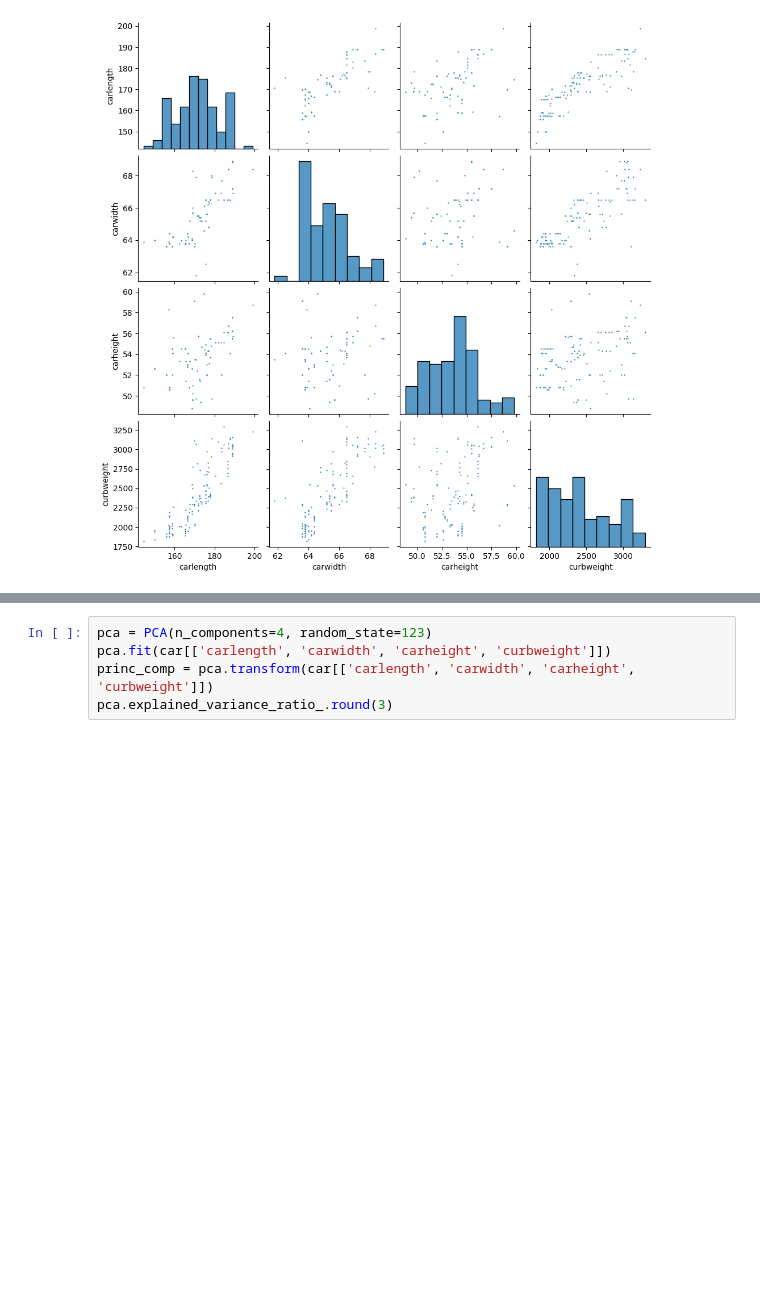
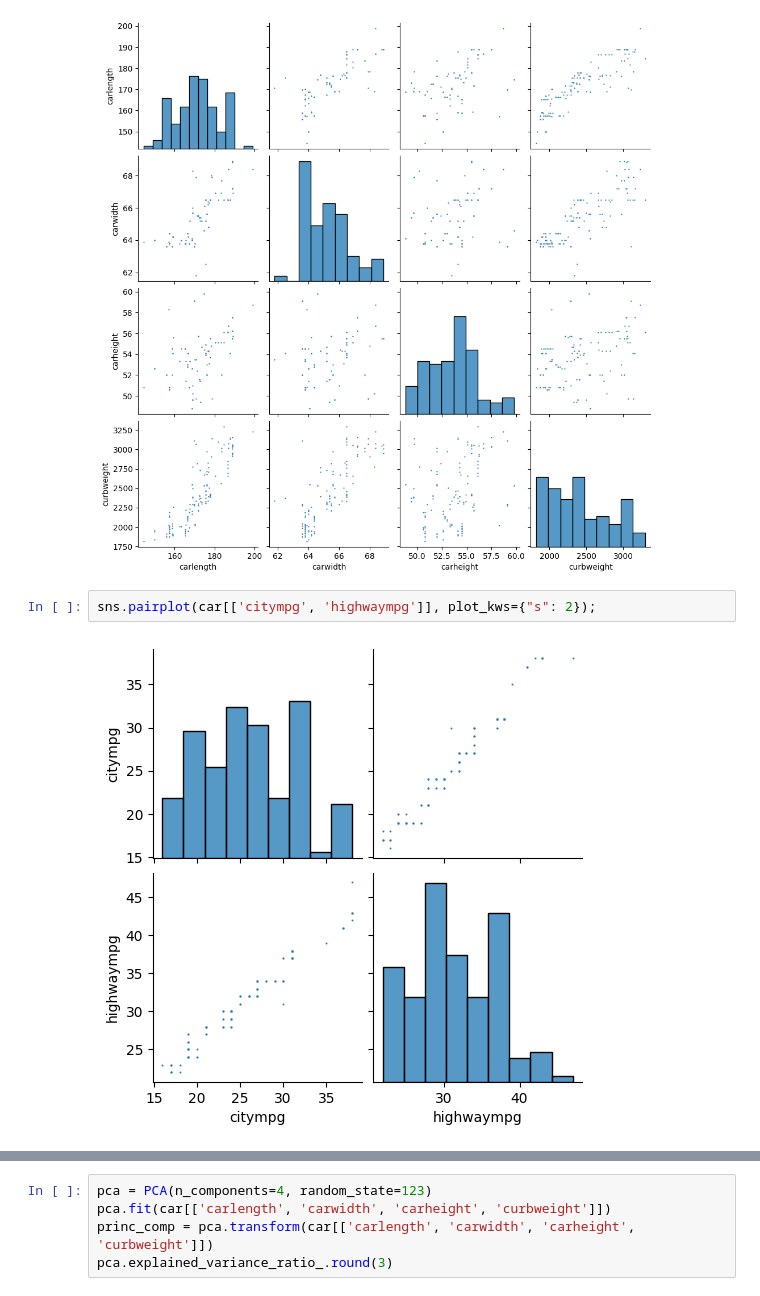
Before and after one commit to xoghub/dicoding-MLT-Prediction-Analysis, a Jupyter notebook: cars_price_prediction_regression.ipynb, the cells around one changed output, grey strips where cells are left out. Drawn from its saved outputs; the diff is of its cells as text; blank space fills up the shorter version.

```diff
--- a/cars_price_prediction_regression.ipynb
+++ b/cars_price_prediction_regression.ipynb
@@ -328,3 +333,7 @@ car.head()
 sns.pairplot(car[['carlength', 'carwidth', 'carheight', 'curbweight']], plot_kws={"s": 3});
 # %% [output]
 [figure]
+# %%
+sns.pairplot(car[['citympg', 'highwaympg']], plot_kws={"s": 2});
+# %% [output]
+[figure, added]
```
Also changed, not shown: parts of 31 cells of this notebook.
